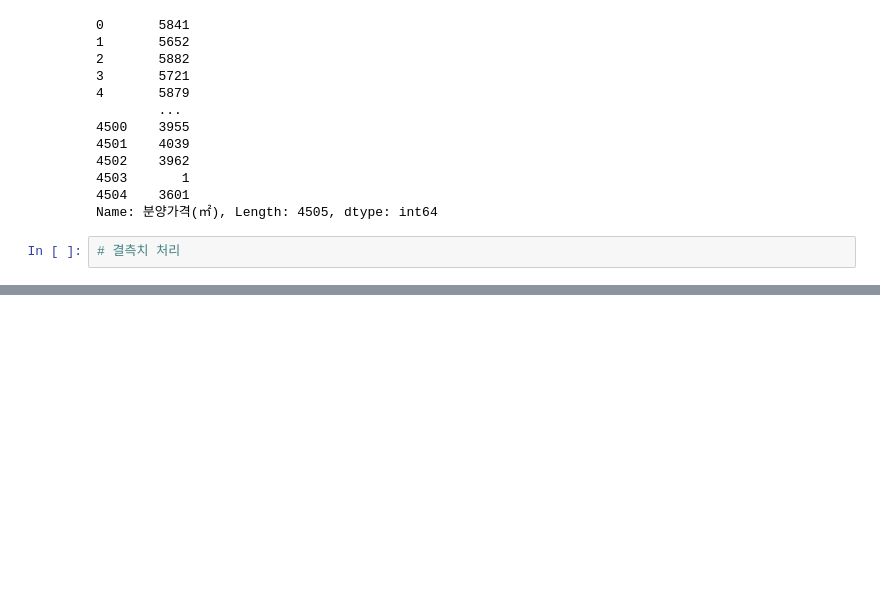
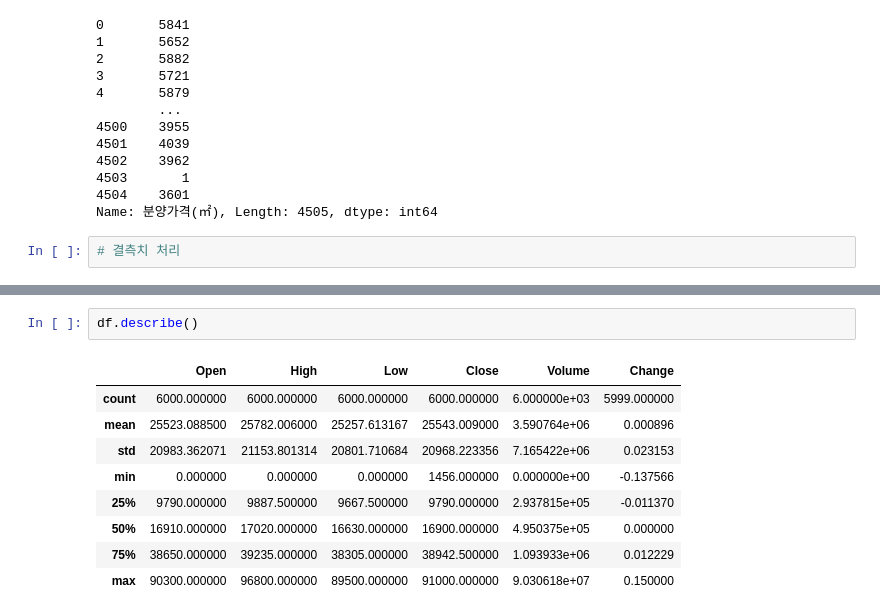
Before and after one commit to datajcthemax/playdata, a Jupyter notebook: day11.ipynb, the cells around one changed output, grey strips where cells are left out. Drawn from its saved outputs; the diff is of its cells as text; blank space fills up the shorter version.

```diff
--- a/day11.ipynb
+++ b/day11.ipynb
@@ -947,0 +1022,12 @@ Name: 분양가격(㎡), Length: 4505, dtype: int64
+# %%
+df.describe()
+# %% [output]
+|  | Open | High | Low | Close | Volume | Change |
+| count | 6000.000000 | 6000.000000 | 6000.000000 | 6000.000000 | 6.000000e+03 | 5999.000000 |
+| mean | 25523.088500 | 25782.006000 | 25257.613167 | 25543.009000 | 3.590764e+06 | 0.000896 |
+| std | 20983.362071 | 21153.801314 | 20801.710684 | 20968.223356 | 7.165422e+06 | 0.023153 |
+| min | 0.000000 | 0.000000 | 0.000000 | 1456.000000 | 0.000000e+00 | -0.137566 |
+| 25% | 9790.000000 | 9887.500000 | 9667.500000 | 9790.000000 | 2.937815e+05 | -0.011370 |
+| 50% | 16910.000000 | 17020.000000 | 16630.000000 | 16900.000000 | 4.950375e+05 | 0.000000 |
+| 75% | 38650.000000 | 39235.000000 | 38305.000000 | 38942.500000 | 1.093933e+06 | 0.012229 |
+| max | 90300.000000 | 96800.000000 | 89500.000000 | 91000.000000 | 9.030618e+07 | 0.150000 |
```
Also changed, not shown: parts of 12 cells of this notebook.
